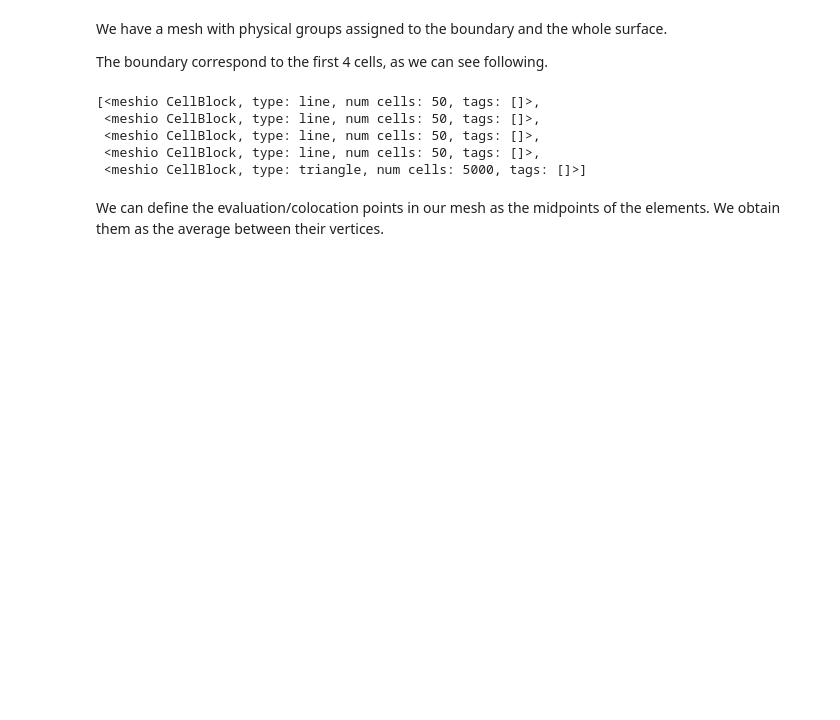
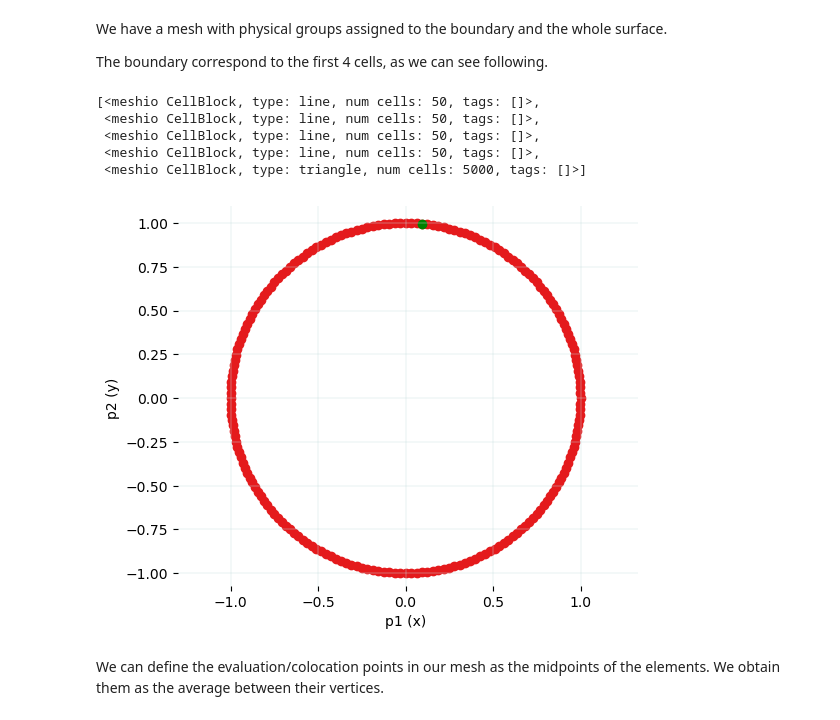
Before and after one commit to oscar-rincon/curso_bem, a Jupyter notebook: 04_bem/01_eval_domain_vals.ipynb, the cells around one changed output. Drawn from its saved outputs; the diff is of its cells as text; code cells hidden in the pictures; blank space fills up the shorter version.

```diff
--- a/04_bem/01_eval_domain_vals.ipynb
+++ b/04_bem/01_eval_domain_vals.ipynb
@@ -135,6 +135,22 @@ bound_nodes = list(set(elems.flatten()))
 coords = mesh.points[bound_nodes, :2]
 x, y = coords.T
 tris = mesh.cells[4].data
+# %%
+# Extraer coordenadas de los nodos
+x_vals = coords[:, 0]
+y_vals = coords[:, 1]
+
+# Graficar u_boundary en función de la posición sobre la frontera
+plt.figure(figsize=(6, 5))
+plt.scatter(x_vals, y_vals)
+plt.scatter(x_vals[50], y_vals[50], color="green")
+plt.xlabel("p1 (x)")
+plt.ylabel("p2 (y)")
+plt.axis("equal")
+plt.grid(True)
+plt.show()
+# %% [output]
+[figure, added]
 # %% [markdown]
 We can define the evaluation/colocation points in our mesh as the
 midpoints of the elements. We obtain them as the average between
```
Also changed, not shown: 2 other files.
